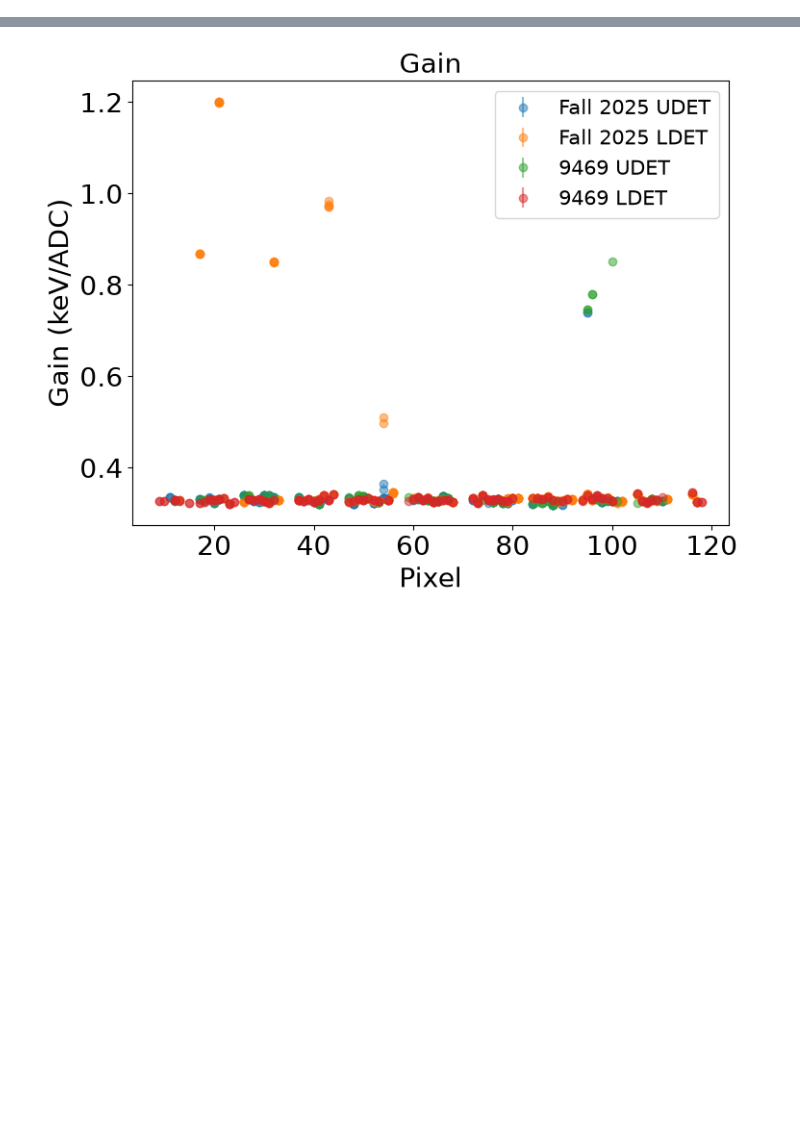
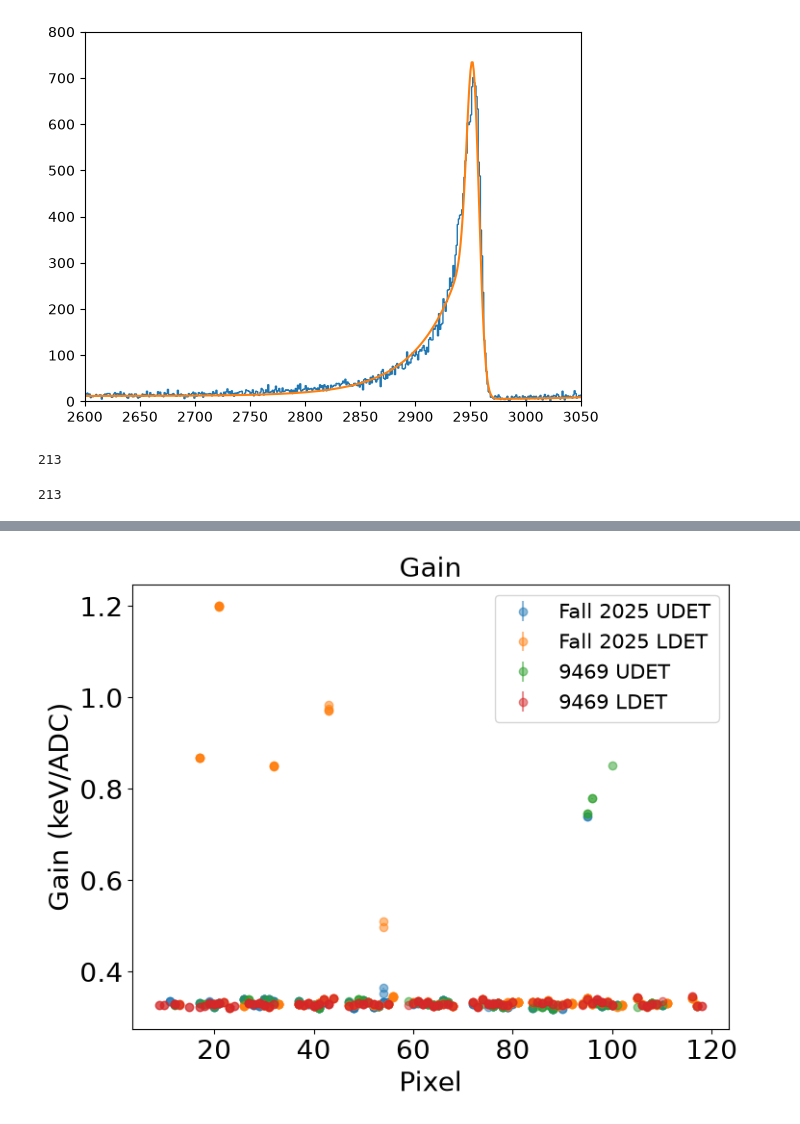
Before and after one commit to arlee-shelby/CalibrationNet, a Jupyter notebook: Untitled.ipynb, the cells around one changed output, grey strips where cells are left out. Saved outputs shown, nothing was run; the diff lists cells and outputs as text; code cells hidden in the pictures; blank space fills up the shorter version.

```diff
--- a/Untitled.ipynb
+++ b/Untitled.ipynb
@@ -5,0 +66,3 @@ import pylab as py
+# %%
+s = spectrum(9469, 1062, segment=3, tf_label="nabpy-standard")
+f = stored_fit_curve(9469, 1062, recipe="ce-6peak", segment=3,tf_label="nabpy-standard", session=None)
@@ -6,3 +95,12 @@ import pylab as py
+# %%
+plt.stairs(s[1],s[0])
+plt.plot(f[0],f[1])
+
+plt.xlim(2600,3050)
+plt.ylim(0,800)
+plt.show()
+# %% [output]
+[figure, added]
 # %%
 fall = list(range(8622, 8866))
 sets = {
@@ -18,0 +126,10 @@ sets = {
+# %%
+len(sets["Fall 2025 UDET"].gain_kev_per_adc.values)
+# %% [output]
+213
+# %%
+test = [list(x)]*213
+# [test[i] == list(x) for i in range(213)]
+len(test)
+# %% [output]
+213
```
Also changed, not shown: parts of 23 cells of this notebook, 4 other files.
